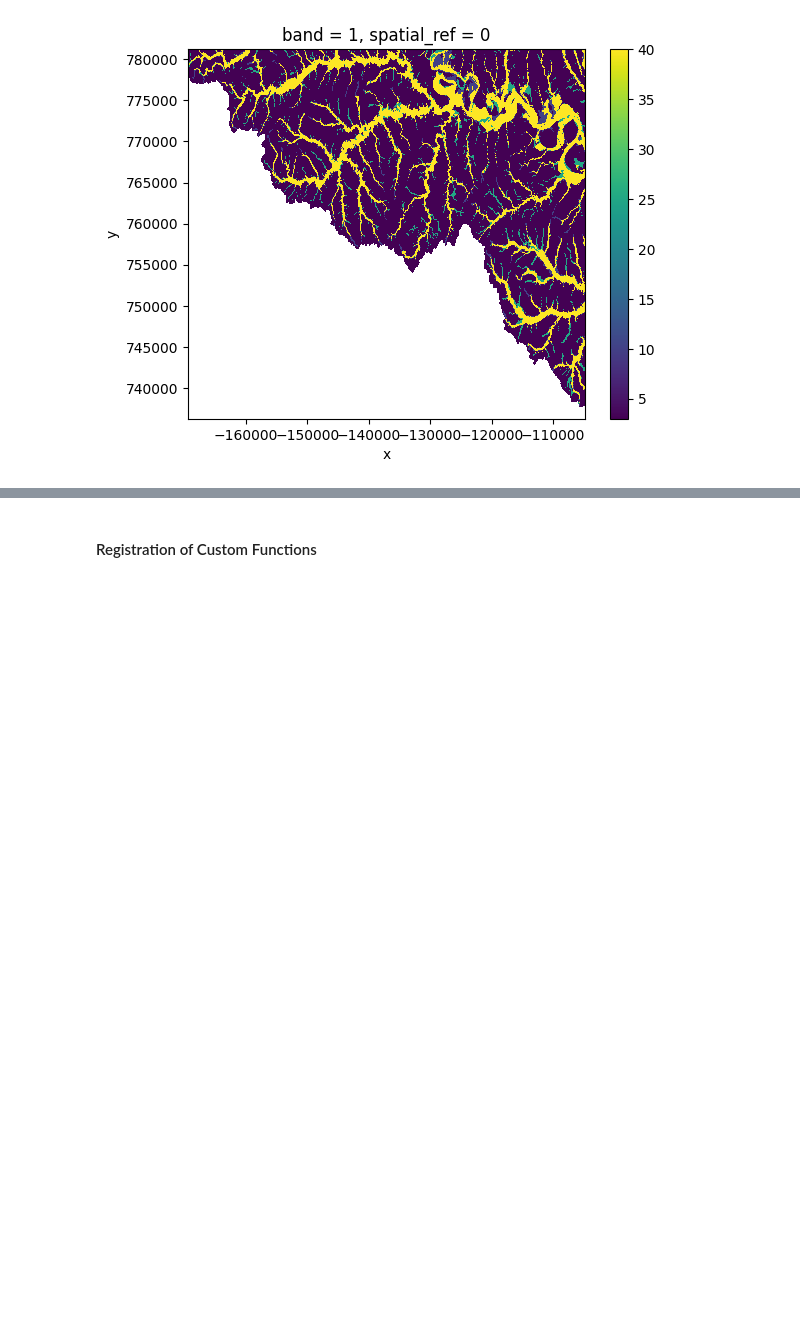
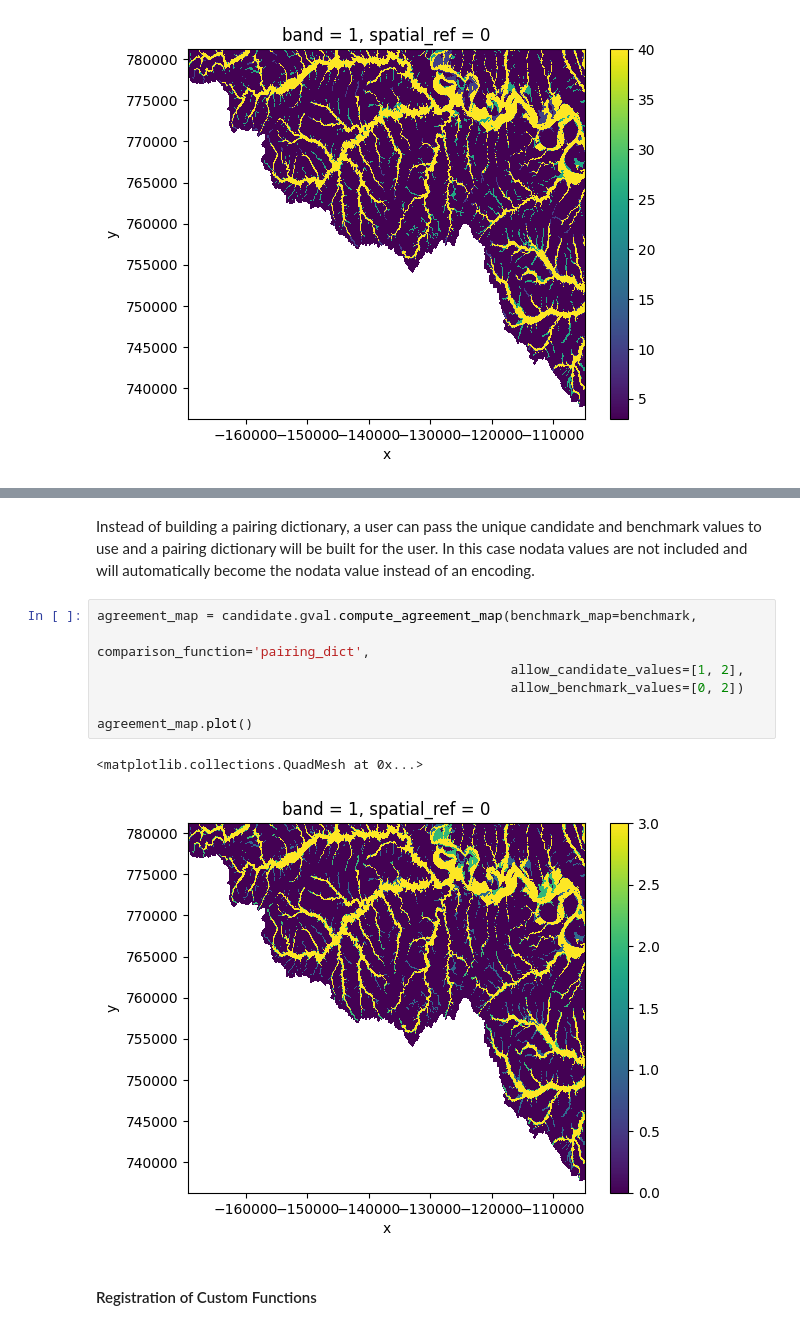
Before and after one commit to NOAA-OWP/gval, a Jupyter notebook: notebooks/Tutorial.ipynb, the cells around one changed output, grey strips where cells are left out. Cells and saved outputs as stored; diff of their text form; blank space fills up the shorter version.

```diff
--- a/notebooks/Tutorial.ipynb
+++ b/notebooks/Tutorial.ipynb
@@ -101,3 +130,15 @@ agreement_map.plot()
+# %% [markdown]
+Instead of building a pairing dictionary, a user can pass the unique candidate and benchmark values to use and a pairing dictionary will be built for the user. In this case nodata values are not included and will automatically become the nodata value instead of an encoding.
+# %%
+agreement_map = candidate.gval.compute_agreement_map(benchmark_map=benchmark,
+                                                     comparison_function='pairing_dict',
+                                                     allow_candidate_values=[1, 2],
+                                                     allow_benchmark_values=[0, 2])
+
+agreement_map.plot()
+# %% [output]
+<matplotlib.collections.QuadMesh at 0x...>
+[figure, added]
 # %% [markdown]
 #### Registration of Custom Functions
 # %% [markdown]
```
Also changed, not shown: parts of 2 cells of this notebook, 3 other files.
